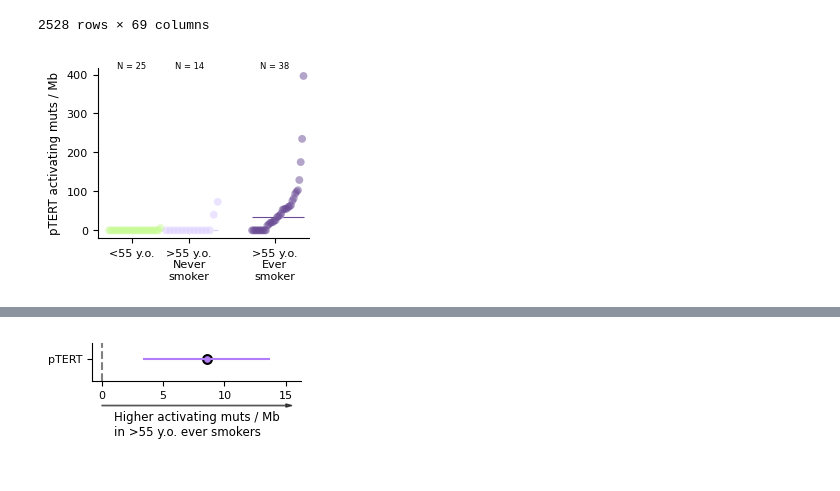
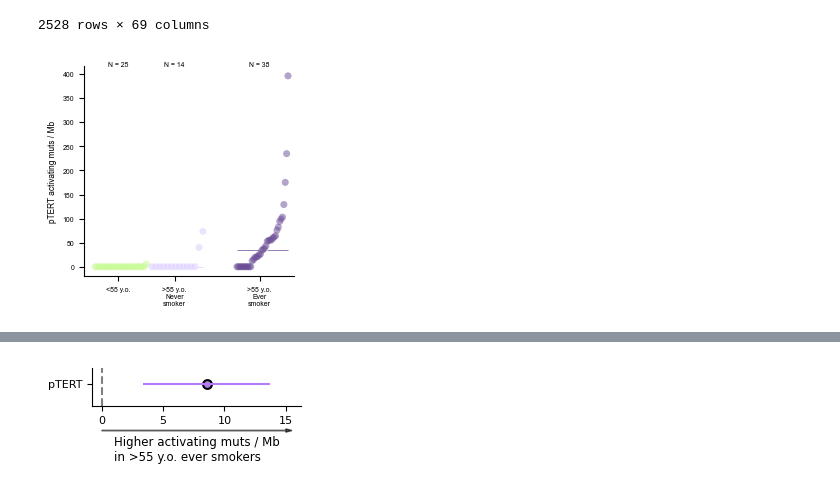
Before and after one commit to bbglab/normal_bladder_paper, a Jupyter notebook: main/Fig4/Fig4.ipynb, the cells around one changed output, grey strips where cells are left out. Saved outputs shown, nothing was run; the diff lists cells and outputs as text; code cells hidden in the pictures.

```diff
--- a/main/Fig4/Fig4.ipynb
+++ b/main/Fig4/Fig4.ipynb
@@ -222,24 +184,29 @@ mutrate_PA_df.loc[(mutrate_PA_df["AGE_above55"] == ">55") & (mutrate_PA_df["HIST
 # %%
 genes_smok = {"TERTpromoter": ""}
 clinvar = "AGE_above55_smoking"
 metric = "MUTRATE_MB"
+n = 0.5
 plot_config = {"ylabel": "pTERT activating muts / Mb",
                "xlabel": "",
-              "figsize": (3.5, 2.5),
+              "figsize": (2.970+n, 2.590+n),
               "grid_nrows": 17,
               "grid_ncols": 10,
               "titles": genes_smok,
-              "dot_size": 15,
-              "line_width": 0.8}
+              "dot_size": 12,
+              "line_width": 0.5}
 
-plot_sigmoids(os.path.join(figures_dir, "fig4b_sigmoid.png"),
-              prepare_twin_plot_data(mutrate_PA_df, clinvar, genes_smok, clinvar2color[clinvar],metric).reset_index(drop = True),
+plot_sigmoids(os.path.join(figures_dir, "fig4b_sigmoid.pdf"),
+              prepare_twin_plot_data(mutrate_PA_df,
+                                    clinvar,
+                                    genes_smok,
+                                    clinvar2color[clinvar],
+                                    metric).reset_index(drop = True),
               clinvar,
               list(genes_smok.keys()),
               clinvar2color[clinvar],
               plot_config,
               plots_general_config,
               mode='twin')
 # %% [output]
-[figure, old version]
+[figure, new version]
 # %%
```
Also changed, not shown: parts of 9 cells of this notebook, 11 other files.
